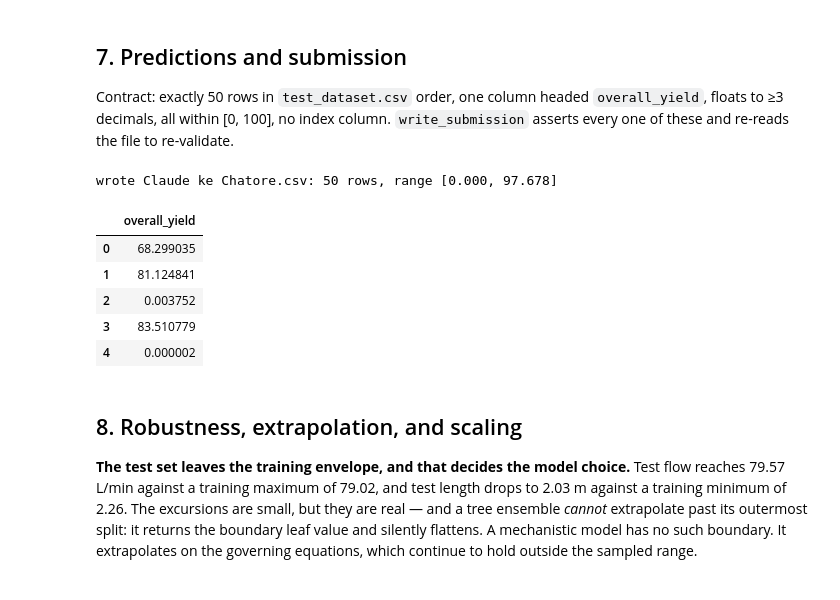
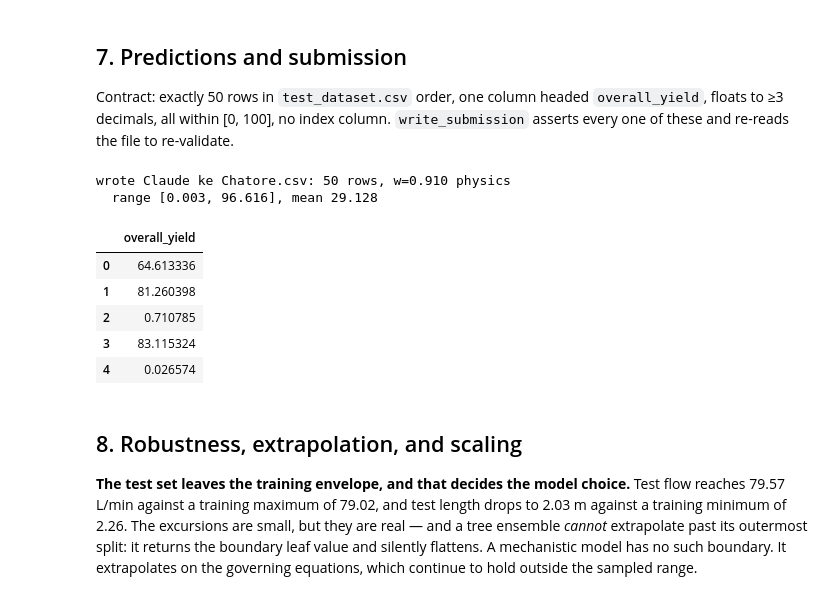
Before and after one commit to parthg2112/iit-kgp-ml-hackathon, a Jupyter notebook: notebook/final.ipynb, the cells around one changed output. Cells and saved outputs as stored; diff of their text form; code cells hidden in the pictures.

```diff
--- a/notebook/final.ipynb
+++ b/notebook/final.ipynb
@@ -338,20 +368,30 @@ floats to ≥3 decimals, all within [0, 100], no index column. `write_submission
 every one of these and re-reads the file to re-validate.
 # %%
 from src.data import write_submission
+from src.baseline import fit_predict
+
 # SUBMIT_STEPS (not DEFAULT_STEPS): at 512 substeps individual predictions still
 # move ~0.22 yield-points, and the finer grid scores better. Costs ~90 ms once.
-final = np.clip(integrate(meta["vector"], ode_inputs(test), n_steps=SUBMIT_STEPS), 0, 100)
+phys = integrate(meta["vector"], ode_inputs(test), n_steps=SUBMIT_STEPS)
+# Tree averaged over the same seeds the out-of-fold predictions used -- a
+# single-seed tree is a noisier estimator than the one w was chosen against.
+tree = np.mean([fit_predict(train, test, seed=s) for s in (0, 1, 2)], axis=0)
+w = blend["weight"]
+final = np.clip(w * phys + (1 - w) * tree, 0, 100)
+
 path = write_submission(final, "Claude ke Chatore")
-print(f"wrote {path.name}: {len(final)} rows, range [{final.min():.3f}, {final.max():.3f}]")
+print(f"wrote {path.name}: {len(final)} rows, w={w:.3f} physics")
+print(f"  range [{final.min():.3f}, {final.max():.3f}], mean {final.mean():.3f}")
 pd.read_csv(path).head()
 # %% [output]
-wrote Claude ke Chatore.csv: 50 rows, range [0.000, 97.678]
+wrote Claude ke Chatore.csv: 50 rows, w=0.910 physics
+  range [0.003, 96.616], mean 29.128
 |  | overall_yield |
-| 0 | 68.299035 |
-| 1 | 81.124841 |
-| 2 | 0.003752 |
-| 3 | 83.510779 |
-| 4 | 0.000002 |
+| 0 | 64.613336 |
+| 1 | 81.260398 |
+| 2 | 0.710785 |
+| 3 | 83.115324 |
+| 4 | 0.026574 |
 # %% [markdown]
 ## 8. Robustness, extrapolation, and scaling
 
```
Also changed, not shown: parts of 6 cells of this notebook, 10 other files.
